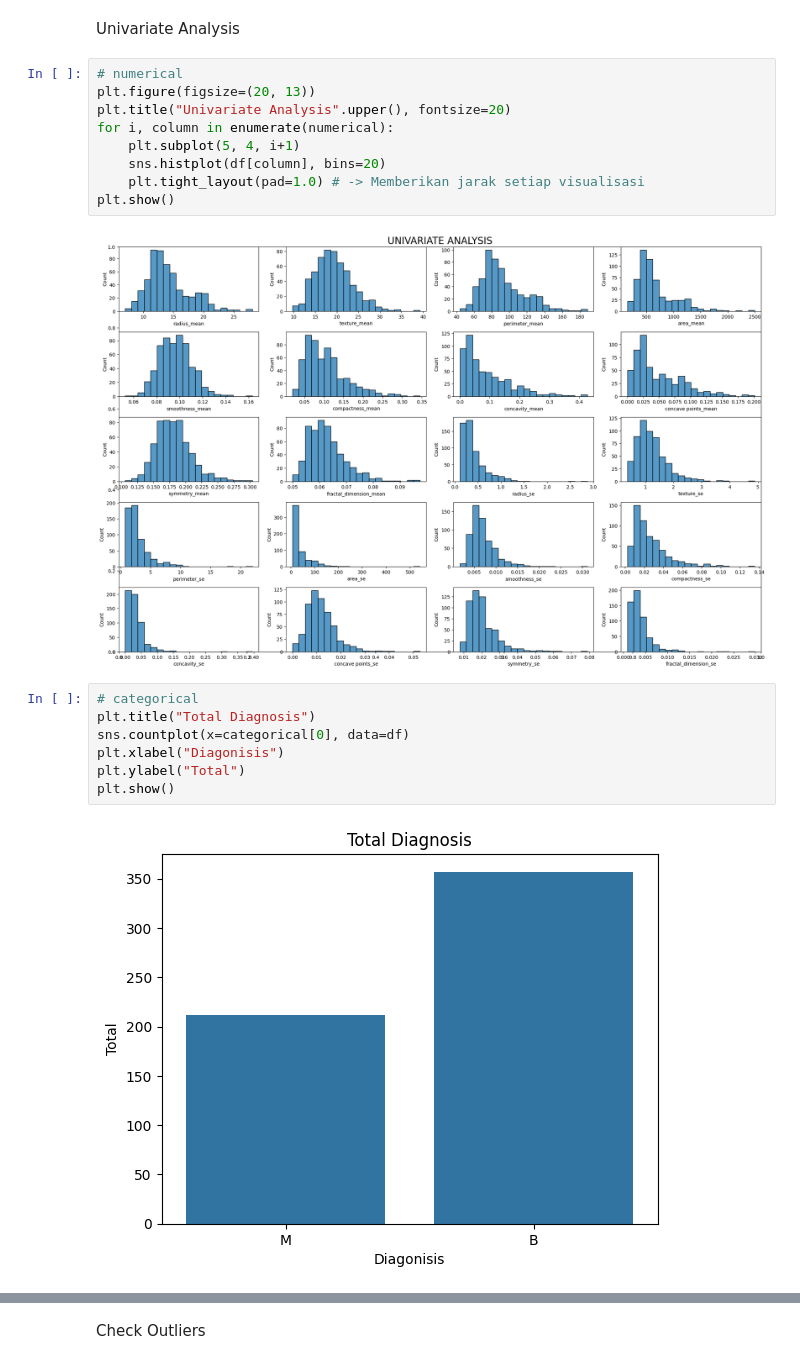
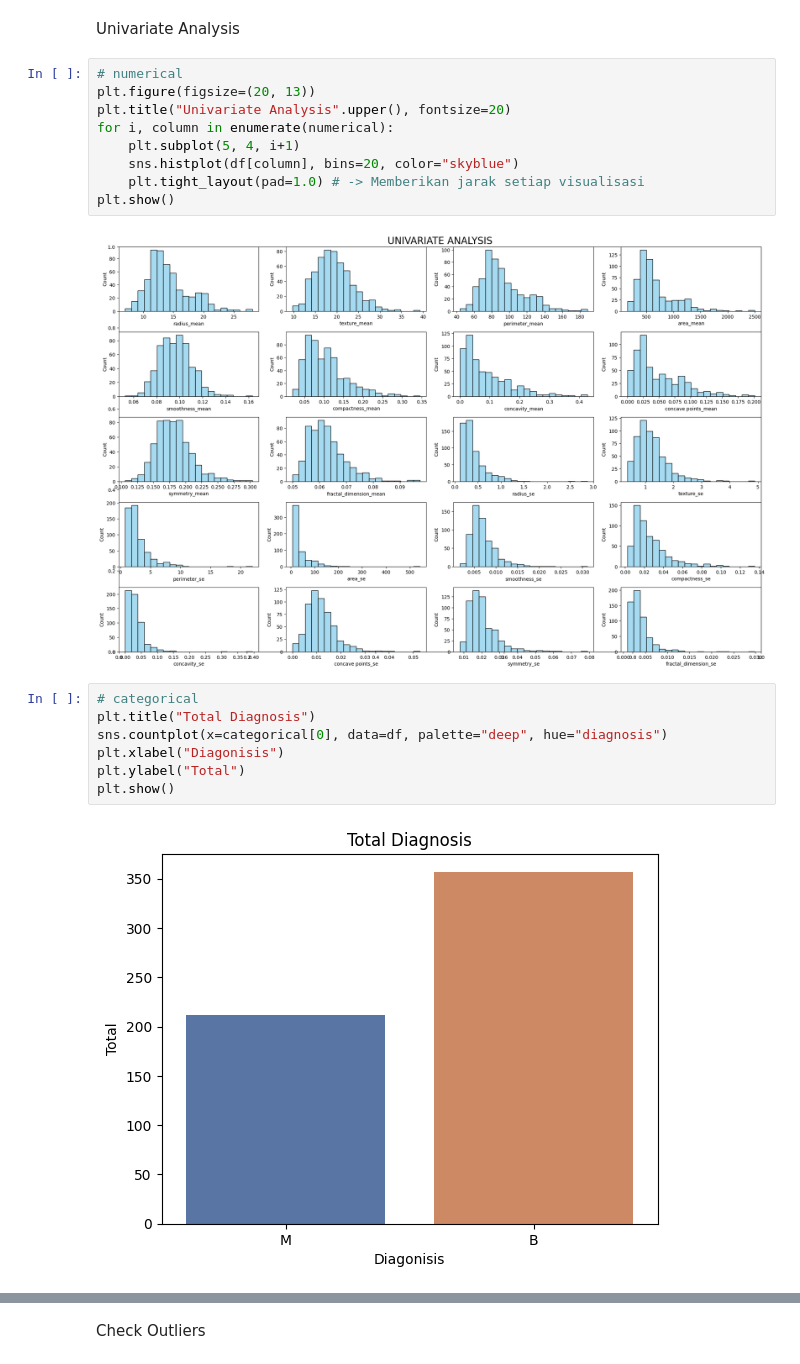
Before and after one commit to farzah14/Diagnosis-Cancer, a Jupyter notebook: knn_classifications.ipynb, the cells around one changed output, grey strips where cells are left out. Drawn from its saved outputs; the diff is of its cells as text.

```diff
--- a/knn_classifications.ipynb
+++ b/knn_classifications.ipynb
@@ -119,17 +120,17 @@ plt.figure(figsize=(20, 13))
 plt.title("Univariate Analysis".upper(), fontsize=20)
 for i, column in enumerate(numerical):
     plt.subplot(5, 4, i+1)
-    sns.histplot(df[column], bins=20)
+    sns.histplot(df[column], bins=20, color="skyblue")
     plt.tight_layout(pad=1.0) # -> Memberikan jarak setiap visualisasi
 plt.show()
 # %% [output]
-[figure, old version]
+[figure, new version]
 # %%
 # categorical
 plt.title("Total Diagnosis")
-sns.countplot(x=categorical[0], data=df)
+sns.countplot(x=categorical[0], data=df, palette="deep", hue="diagnosis")
 plt.xlabel("Diagonisis")
 plt.ylabel("Total")
 plt.show()
 # %% [output]
-[figure, old version]
+[figure, new version]
```
Also changed, not shown: parts of 7 cells of this notebook.
